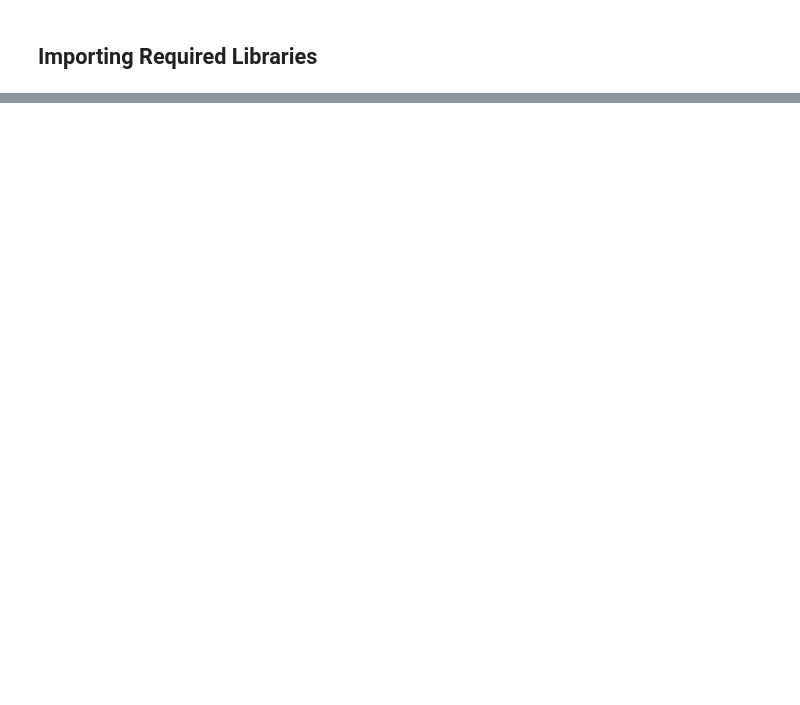
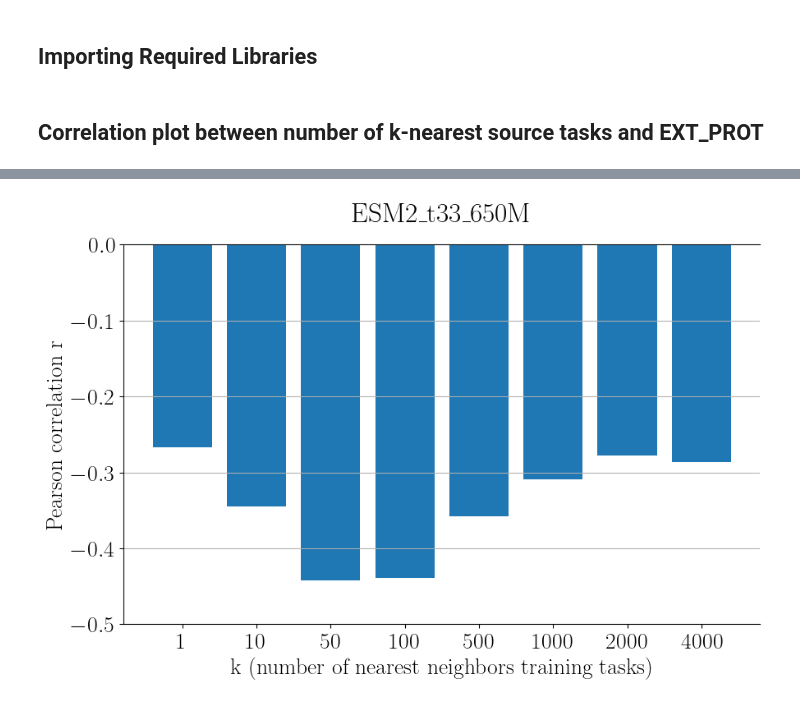
Before and after one commit to HFooladi/THEMAP, a Jupyter notebook: notebooks/external_protein_hardness.ipynb, the cells around one changed output, grey strips where cells are left out. Drawn from its saved outputs; the diff is of its cells as text; code cells hidden in the pictures; blank space fills up the shorter version.

```diff
--- a/notebooks/external_protein_hardness.ipynb
+++ b/notebooks/external_protein_hardness.ipynb
@@ -19,7 +19,8 @@ import pandas as pd
 repo_path = os.path.dirname(os.path.abspath(""))
 CHECKOUT_PATH = repo_path
 DATASET_PATH = os.path.join(repo_path, "datasets")
-EXT_PROT_PATH = os.path.join(DATASET_PATH, "fsmol_hardness", "ext_proteins")
+EXT_PROT_PATH = os.path.join(DATASET_PATH, "fsmol_hardness", "ext_prot")
+PROTONET_PATH = os.path.join(DATASET_PATH, "fsmol_hardness", "FSMol_Eval_ProtoNet")
 
 os.chdir(CHECKOUT_PATH)
 sys.path.insert(0, CHECKOUT_PATH)
@@ -47,3 +50,77 @@ matplotlib.rcParams.update(
         "pgf.rcfonts": False,
     }
 )
+# %%
+ESM2_t6_8M = os.path.join(EXT_PROT_PATH, 'esm2_t6_8M_UR50D.pkl')
+ESM2_t12_35M = os.path.join(EXT_PROT_PATH, 'esm2_t12_35M_UR50D.pkl')
+ESM2_t30_150M = os.path.join(EXT_PROT_PATH, 'esm2_t30_150M_UR50D.pkl')
+ESM2_t33_650M = os.path.join(EXT_PROT_PATH, 'esm2_t33_650M_UR50D.pkl')
+ESM2_t36_3B = os.path.join(EXT_PROT_PATH, 'esm2_t36_3B_UR50D.pkl')
+
+protonet_16= os.path.join(PROTONET_PATH, 'summary', 'ProtoNet_summary_num_train_requested_16.csv')
+protonet_32= os.path.join(PROTONET_PATH, 'summary', 'ProtoNet_summary_num_train_requested_32.csv')
+protonet_64= os.path.join(PROTONET_PATH, 'summary', 'ProtoNet_summary_num_train_requested_64.csv')
+protonet_128= os.path.join(PROTONET_PATH, 'summary', 'ProtoNet_summary_num_train_requested_128.csv')
+# %% [markdown]
+## Correlation plot between number of k-nearest source tasks and EXT_PROT
+# %%
+# Choose the ESM2 model to use
+ESM2_model = "ESM2_t33_650M"
+
+mapping_model_to_path = {"ESM2_t6_8M": ESM2_t6_8M, "ESM2_t12_35M": ESM2_t12_35M, "ESM2_t30_150M": ESM2_t30_150M, "ESM2_t33_650M": ESM2_t33_650M, "ESM2_t36_3B": ESM2_t36_3B}
+
+with open(mapping_model_to_path[ESM2_model], 'rb') as f:
+    protein_distance_matrix = pickle.load(f)
+
+corr_ROC = []
+corr_AUPRC = []
+k_list = [1, 10, 50, 100, 500, 1000, 2000, 4000]
+for k in k_list:
+    hardness_protien = compute_task_hardness_from_distance_matrix(
+        protein_distance_matrix['distance_matrices'], aggr="mean_median", proportion=k
+    )
+    target_test_df = pd.read_csv(os.path.join(DATASET_PATH, "fsmol_test_proteins.csv"))
+
+
+    hardness_protien_mean_norm = normalize(hardness_protien[0])
+    hardness_protien_median_norm = normalize(hardness_protien[1])
+
+    protein_hardness_df = pd.DataFrame(
+        {
+            "protein_hardness_mean": hardness_protien[0],
+            "protien_hardness_median": hardness_protien[1],
+            "protein_hardness_mean_norm": hardness_protien_mean_norm,
+            "protein_hardness_median_norm": hardness_protien_median_norm,
+            "assay": protein_distance_matrix['test_chembl_ids'],
+        }
+    )
+
+    protonet_results = pd.read_csv(protonet_128)
+
+    df = protein_hardness_df.merge(protonet_results[["assay", "delta_auprc", "roc_auc"]], on="assay")
+    print(
+        f"correlation between protein hardness and delta_auprc (k={k}): ",
+        df["protein_hardness_mean"].corr(df["delta_auprc"]),
+    )
+    corr_AUPRC.append(df["protein_hardness_mean"].corr(df["delta_auprc"]))
+    print(
+        f"correlation between protein hardness and roc_auc (k={k}): ",
+        df["protein_hardness_mean"].corr(df["roc_auc"]),
+    )
+    corr_ROC.append(df["protein_hardness_mean"].corr(df["roc_auc"]))
+
+fig, ax = plt.subplots(1, 1, figsize=(10, 6))
+ax.bar([str(i) for i in k_list], corr_ROC)
+#ax.set_title('Correlation between external protein hardness and ROC-AUC', pad=20)
+ax.set_title(ESM2_model, pad=20)
+ax.set_xlabel('k (number of nearest neighbors training tasks)')
+ax.set_ylabel('Pearson correlation r')
+
+ax.set_ylim(-0.5, 0)
+ax.grid(axis='y')
+ax.spines['right'].set_visible(False)
+#ax.text(-0.07, 1.05, 'D', transform=ax.transAxes,
+#      fontsize=24, fontweight='bold', va='top', ha='right')
+#ax.text(4000, -0.6, 'GIN Supervised Infomax', fontsize=15)
+plt.show()
+# %% [output]
@@ -49,0 +143 @@ matplotlib.rcParams.update(
+[figure, added]
```
Also changed, not shown: parts of 4 cells of this notebook, 4 other files.
